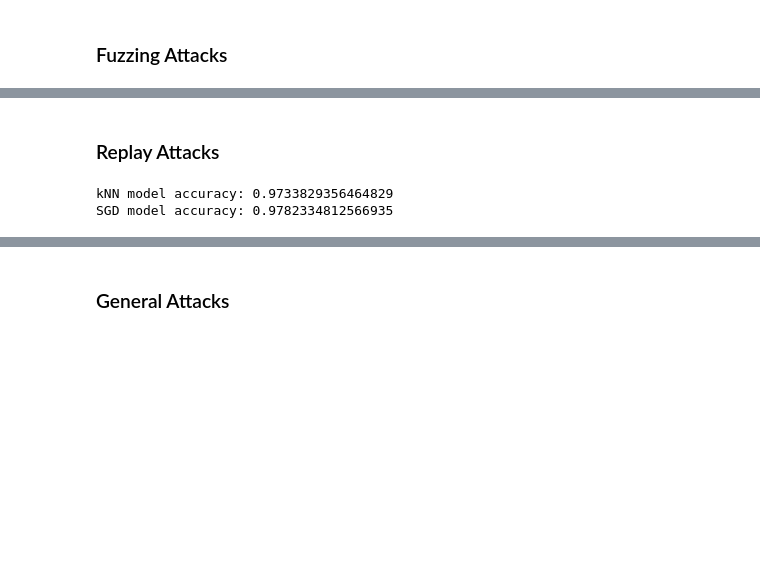
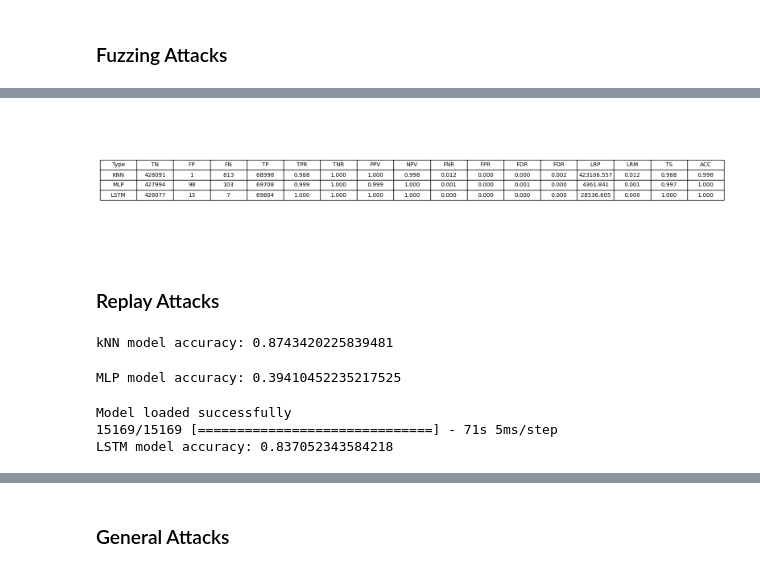
Before and after one commit to nicoletavoinea/BachelorProject, a Jupyter notebook: bachelor_project/GoogleColab/CANAttacksDetection.ipynb, the cells around one changed output, grey strips where cells are left out. Cells and saved outputs as stored; diff of their text form; code cells hidden in the pictures; blank space fills up the shorter version.

```diff
--- a/bachelor_project/GoogleColab/CANAttacksDetection.ipynb
+++ b/bachelor_project/GoogleColab/CANAttacksDetection.ipynb
@@ -319,0 +343,36 @@ def showConfusionMatrix(y_test,y_pred):
+# %%
+def LSTMClassification(X_train, y_train, X_test, y_test, load=True,path='/content/drive/MyDrive/Licenta/model_general_lstm.keras'):
+    if load:
+        model = load_from_drive(path)
+    else:
+        # Handle class imbalance with SMOTE
+        smote = SMOTE(random_state=42)
+        X_resampled, y_resampled = smote.fit_resample(X_train, y_train)
+
+        X_resampled = X_resampled.reshape((X_resampled.shape[0], X_resampled.shape[1], 1))
+        X_test = X_test.reshape((X_test.shape[0], X_test.shape[1], 1))
+
+        max_features = 3600
+        maxlen = X_resampled.shape[1]
+        embedding_dim = 32
+        hidden_units = 50
+
+        model = Sequential()
+        model.add(Embedding(max_features, embedding_dim, input_length=maxlen))
+        model.add(LSTM(hidden_units))
+        model.add(Dense(1, activation='sigmoid'))
+        model.compile(optimizer='adam', loss='binary_crossentropy', metrics=['binary_accuracy'])
+
+
+        early_stopping = EarlyStopping(monitor='val_loss', patience=5, restore_best_weights=True)
+
+        model.fit(X_resampled, y_resampled, epochs=20, batch_size=256, validation_split=0.2,  callbacks=[early_stopping])
+        model.summary()
+        save_model(model, path)
+
+    X_test = X_test.reshape((X_test.shape[0], X_test.shape[1], 1))
+    y_pred = model.predict(X_test)
+    y_pred = (y_pred >= 0.5).astype(int)
+    print("LSTM model accuracy:", metrics.accuracy_score(y_test, y_pred))
+
+    return y_pred
@@ -332,3 +450,7 @@ SGD model accuracy: 0.984900692489874
+# %%
+showDetails(y_test_fuzzing, preds)
+# %% [output]
+[figure, added]
 # %% [markdown]
 ### Replay Attacks
 # %%
@@ -336,6 +458,4 @@ X_train_replay, X_test_replay, y_train_replay, y_test_replay = train_test_split(
 # %%
 y_pred_replay_KNN=KNNClassification(X_train_replay, y_train_replay,X_test_replay, y_test_replay)
-y_pred_replay_SGD=SGDClassification(X_train_replay, y_train_replay,X_test_replay, y_test_replay)
 # %% [output]
-kNN model accuracy: 0.9733829356464829
-SGD model accuracy: 0.9782334812566935
+kNN model accuracy: 0.8743420225839481
@@ -343,0 +462,10 @@ SGD model accuracy: 0.9782334812566935
+# %%
+y_pred_replay_MLP=MLPClassification(X_train_replay, y_train_replay,X_test_replay, y_test_replay)
+# %% [output]
+MLP model accuracy: 0.39410452235217525
+# %%
+y_pred_replay_LSTM=LSTMClassification(X_train_replay, y_train_replay,X_test_replay, y_test_replay,load=True,path='/content/drive/MyDrive/Licenta/model_replay_lstm.keras')
+# %% [output]
+Model loaded successfully
+15169/15169 [==============================] - 71s 5ms/step
+LSTM model accuracy: 0.837052343584218
```
Also changed, not shown: parts of 80 cells of this notebook.
